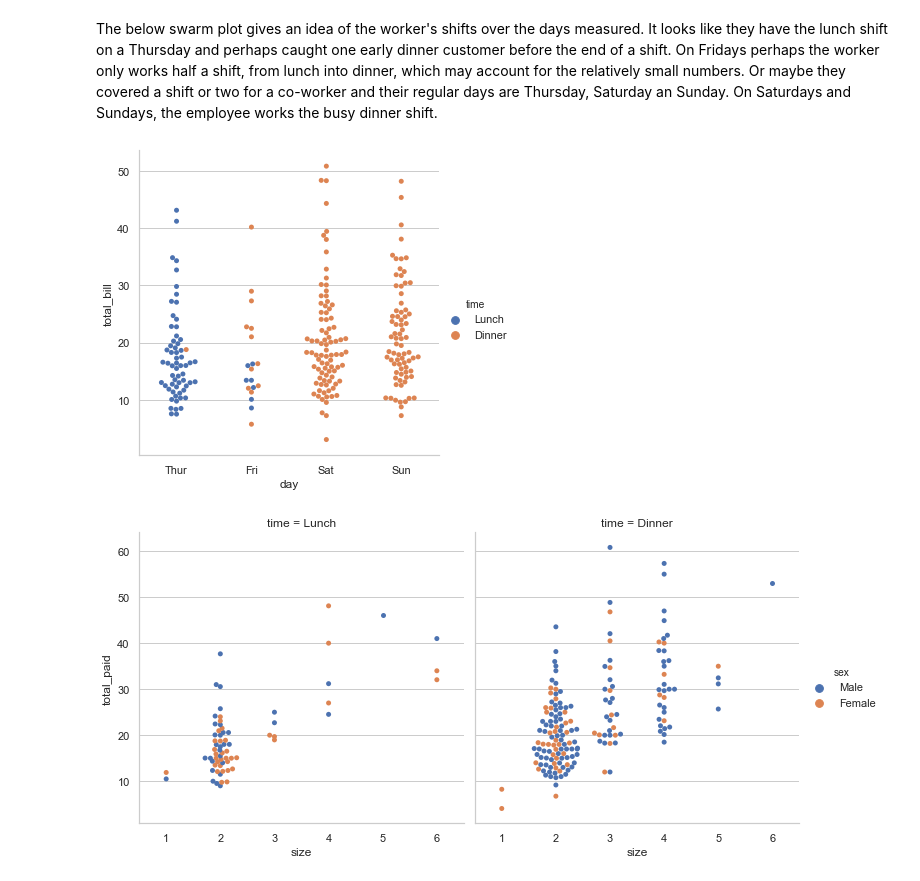
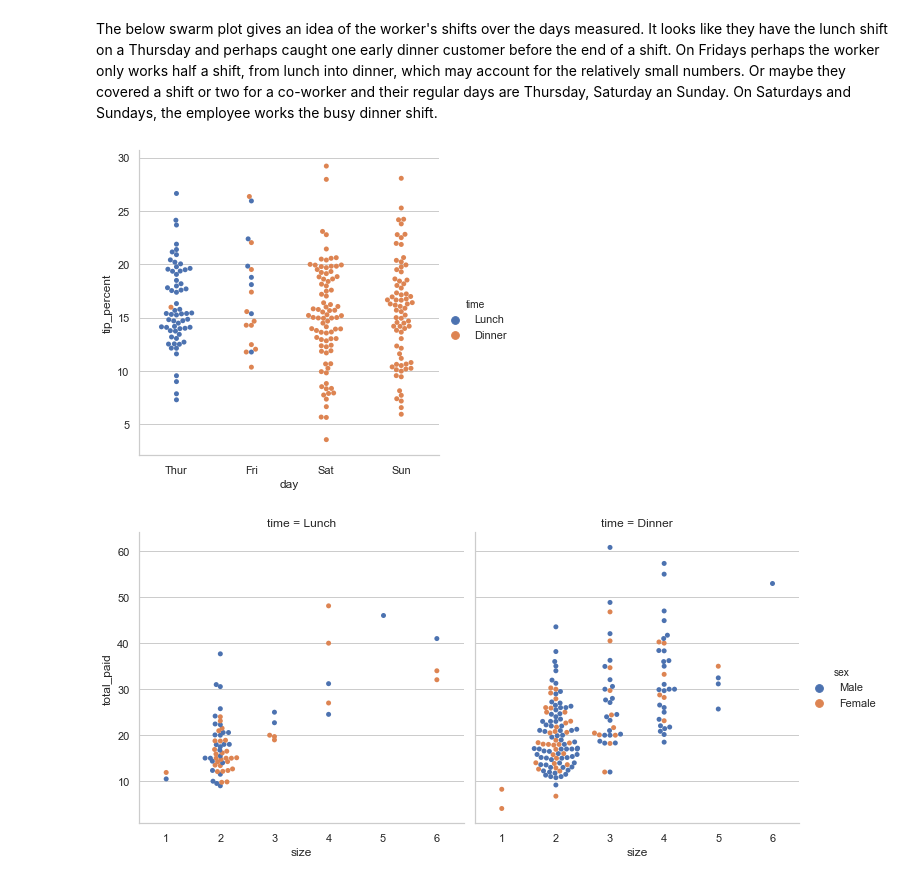
Before and after one commit to jennifer-ryan/fundamentals-project, a Jupyter notebook: tips_dataset_analysis.ipynb, the cells around one changed output. Cells and saved outputs as stored; diff of their text form; code cells hidden in the pictures.

```diff
--- a/tips_dataset_analysis.ipynb
+++ b/tips_dataset_analysis.ipynb
@@ -715,9 +735,9 @@ sns.countplot(x='sex', hue='time', data=tips_df)
 The below swarm plot gives an idea of the worker's shifts over the days measured. It looks like they have the lunch shift on a Thursday and perhaps caught one early dinner customer before the end of a shift. On Fridays perhaps the worker only works half a shift, from lunch into dinner, which may account for the relatively small numbers. Or maybe they covered a shift or two for a co-worker and their regular days are Thursday, Saturday an Sunday. On Saturdays and Sundays, the employee works the busy dinner shift.
 # %%
 # https://seaborn.pydata.org/introduction.html
-sns.catplot(x="day", y="total_bill", hue="time", kind="swarm", data=tips_df);
+sns.catplot(x="day", y="tip_percent", hue="time", kind="swarm", data=tips2);
 # %% [output]
-[figure, old version]
+[figure, new version]
 # %%
 # https://seaborn.pydata.org/introduction.html
 sns.catplot(x="size", y="total_paid", hue="sex", col="time", kind="swarm", data=tips_df);
```
Also changed, not shown: parts of 58 cells of this notebook.
